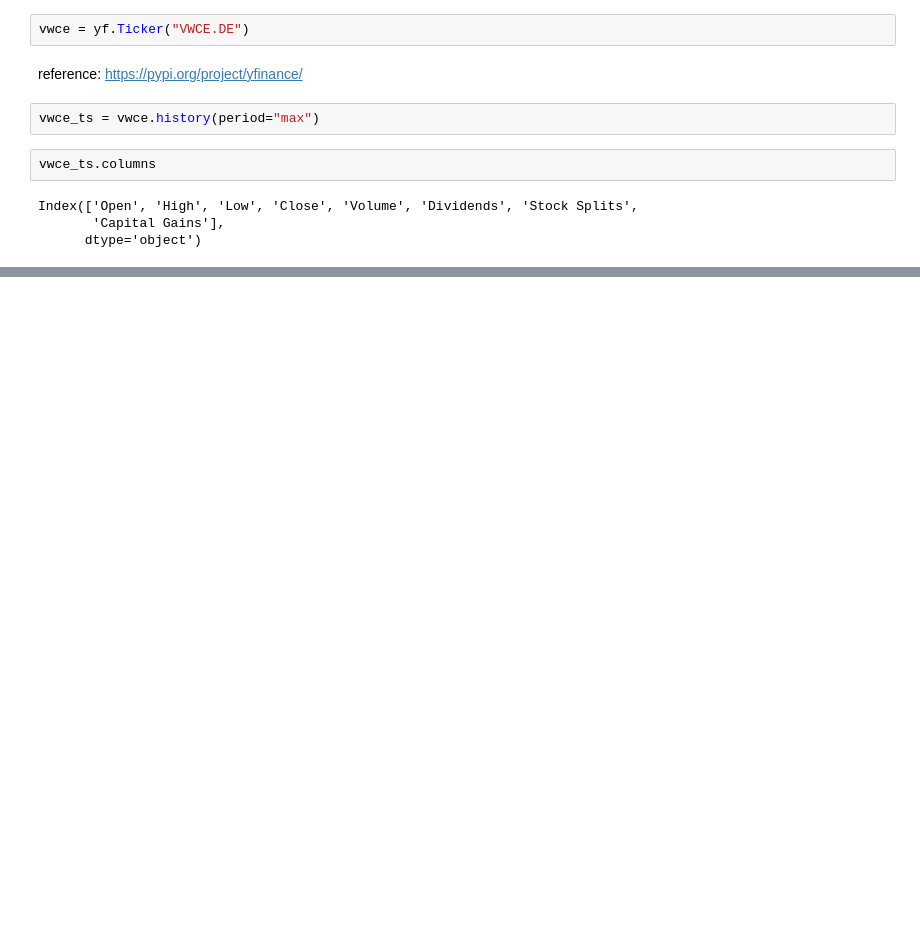
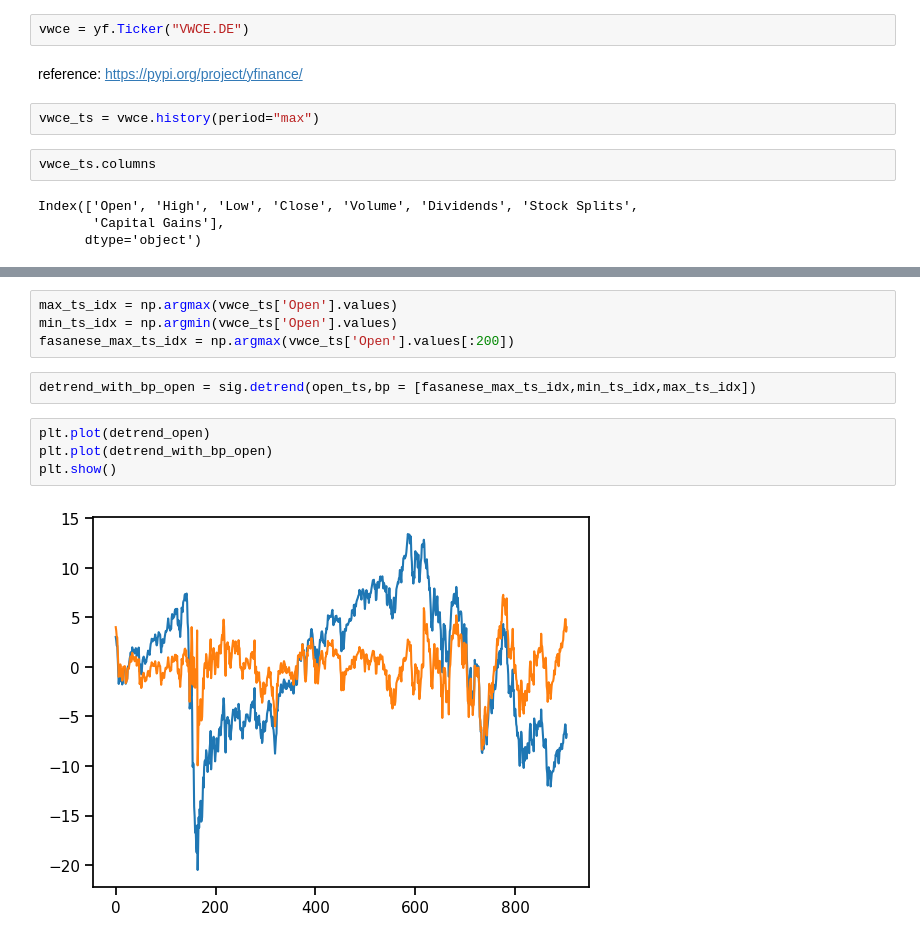
Before and after one commit to GianFree/timeseries, a Jupyter notebook: test.ipynb, the cells around one changed output, grey strips where cells are left out. Drawn from its saved outputs; the diff is of its cells as text; blank space fills up the shorter version.

```diff
--- a/test.ipynb
+++ b/test.ipynb
@@ -38,0 +74,12 @@ plt.show()
+# %%
+max_ts_idx = np.argmax(vwce_ts['Open'].values)
+min_ts_idx = np.argmin(vwce_ts['Open'].values)
+fasanese_max_ts_idx = np.argmax(vwce_ts['Open'].values[:200])
+# %%
+detrend_with_bp_open = sig.detrend(open_ts,bp = [fasanese_max_ts_idx,min_ts_idx,max_ts_idx])
+# %%
+plt.plot(detrend_open)
+plt.plot(detrend_with_bp_open)
+plt.show()
+# %% [output]
+[figure, added]
```
Also changed, not shown: parts of 34 cells of this notebook, 1 other file.
